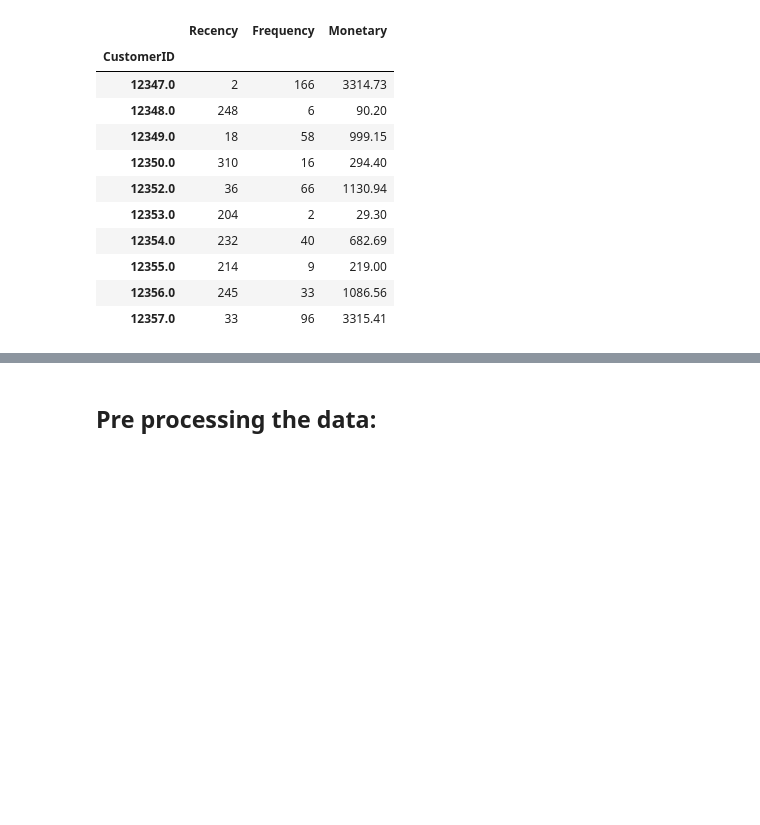
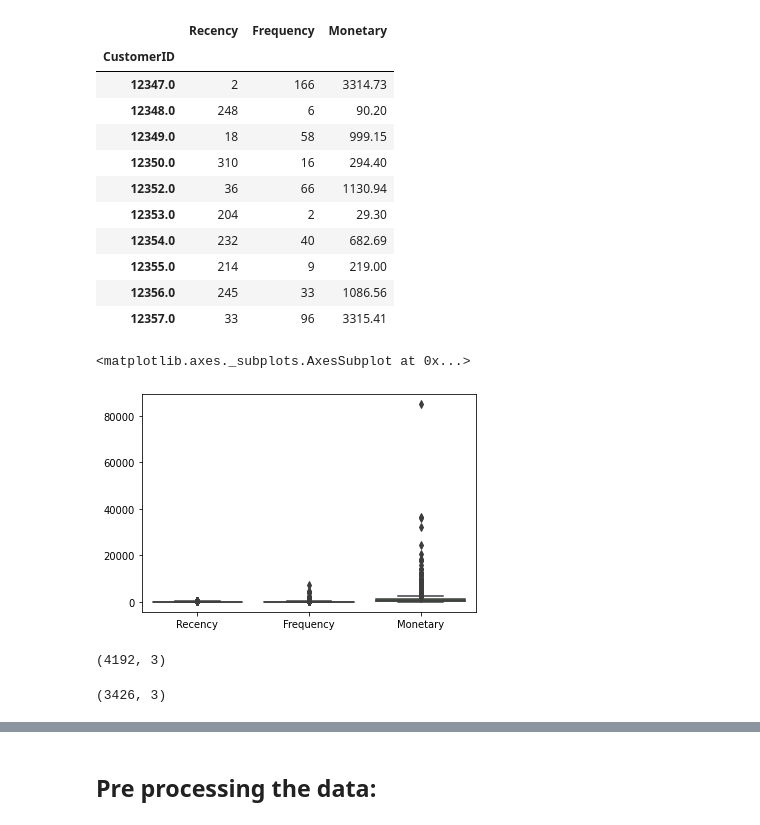
Before and after one commit to Syed-Adnan-S/Online-Retail-Customer-Segmentation, a Jupyter notebook: Online_Retail_Customer_Segmentation_Capstone_Project.ipynb, the cells around one changed output, grey strips where cells are left out. Drawn from its saved outputs; the diff is of its cells as text; code cells hidden in the pictures; blank space fills up the shorter version.

```diff
--- a/Online_Retail_Customer_Segmentation_Capstone_Project.ipynb
+++ b/Online_Retail_Customer_Segmentation_Capstone_Project.ipynb
@@ -617,3 +620,16 @@ rfm_df.head(10)
 # %%
 #Creating a list with the columns of the rfm dataframe
 rfm_cols = ['Recency','Frequency','Monetary']
+# %%
+#Checking for outliers in the rfm dataframe
+sns.boxplot(data=rfm_df[rfm_cols])
+plt.title('Boxplot on RFM dataframe for outlier detection')
+plt.show()
+# %% [output]
+<matplotlib.axes._subplots.AxesSubplot at 0x...>
+[figure, added]
+# %%
+#shape of the dataframe before removing outliers
+rfm_df.shape
+# %% [output]
+(4192, 3)
@@ -620,3 +641,8 @@ rfm_cols = ['Recency','Frequency','Monetary']
+# %%
+#Shape of the dataframe after deleting the outliers
+rfm_df.shape
+# %% [output]
+(3426, 3)
 # %%
 #Plotting the distribution of the columns of the RFM dataframe
 plt.figure(figsize=(10,10))
```
Also changed, not shown: parts of 40 cells of this notebook.
